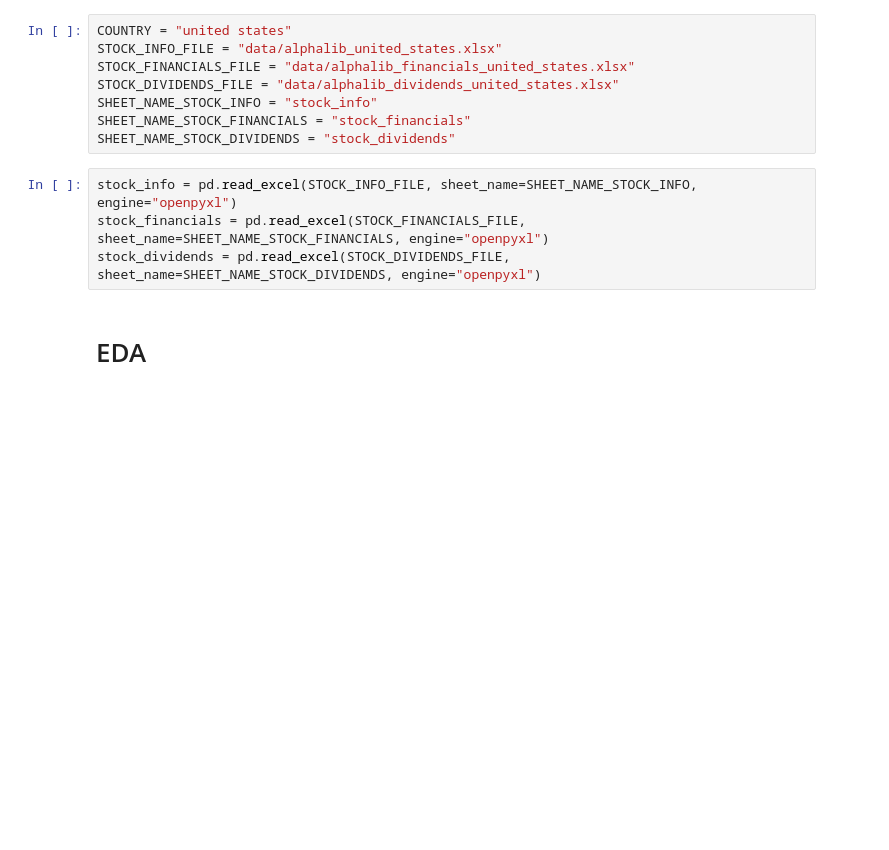
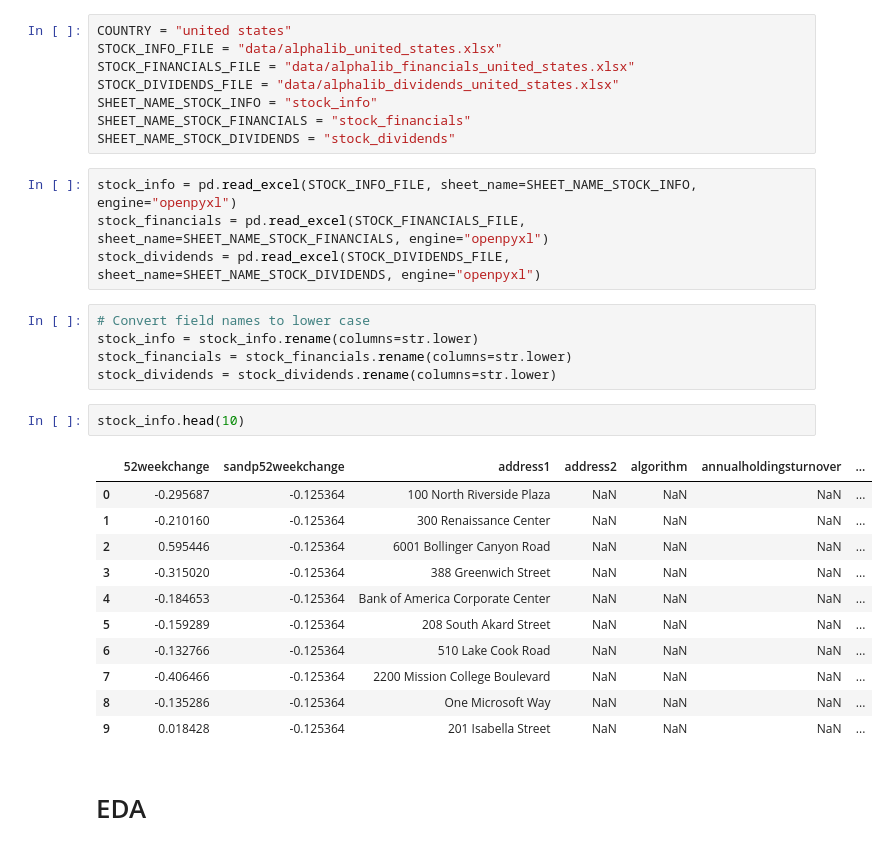
Before and after one commit to alpha2phi-platform/alphalib, a Jupyter notebook: 01_dataset.ipynb, the cells around one changed output. Drawn from its saved outputs; the diff is of its cells as text; blank space fills up the shorter version.

```diff
--- a/01_dataset.ipynb
+++ b/01_dataset.ipynb
@@ -24,6 +24,25 @@ SHEET_NAME_STOCK_DIVIDENDS = "stock_dividends"
 stock_info = pd.read_excel(STOCK_INFO_FILE, sheet_name=SHEET_NAME_STOCK_INFO, engine="openpyxl")
 stock_financials = pd.read_excel(STOCK_FINANCIALS_FILE, sheet_name=SHEET_NAME_STOCK_FINANCIALS, engine="openpyxl")
 stock_dividends = pd.read_excel(STOCK_DIVIDENDS_FILE, sheet_name=SHEET_NAME_STOCK_DIVIDENDS, engine="openpyxl")
+# %%
+# Convert field names to lower case
+stock_info = stock_info.rename(columns=str.lower)
+stock_financials = stock_financials.rename(columns=str.lower)
+stock_dividends = stock_dividends.rename(columns=str.lower)
+# %%
+stock_info.head(10)
+# %% [output]
+|  | 52weekchange | sandp52weekchange | address1 | address2 | algorithm | annualholdingsturnover | ... |
+| 0 | -0.295687 | -0.125364 | 100 North Riverside Plaza | NaN | NaN | NaN | ... |
+| 1 | -0.210160 | -0.125364 | 300 Renaissance Center | NaN | NaN | NaN | ... |
+| 2 | 0.595446 | -0.125364 | 6001 Bollinger Canyon Road | NaN | NaN | NaN | ... |
+| 3 | -0.315020 | -0.125364 | 388 Greenwich Street | NaN | NaN | NaN | ... |
+| 4 | -0.184653 | -0.125364 | Bank of America Corporate Center | NaN | NaN | NaN | ... |
+| 5 | -0.159289 | -0.125364 | 208 South Akard Street | NaN | NaN | NaN | ... |
+| 6 | -0.132766 | -0.125364 | 510 Lake Cook Road | NaN | NaN | NaN | ... |
+| 7 | -0.406466 | -0.125364 | 2200 Mission College Boulevard | NaN | NaN | NaN | ... |
+| 8 | -0.135286 | -0.125364 | One Microsoft Way | NaN | NaN | NaN | ... |
+| 9 | 0.018428 | -0.125364 | 201 Isabella Street | NaN | NaN | NaN | ... |
 # %% [markdown]
 # EDA
 # %% [markdown]
```
Also changed, not shown: parts of 7 cells of this notebook.
